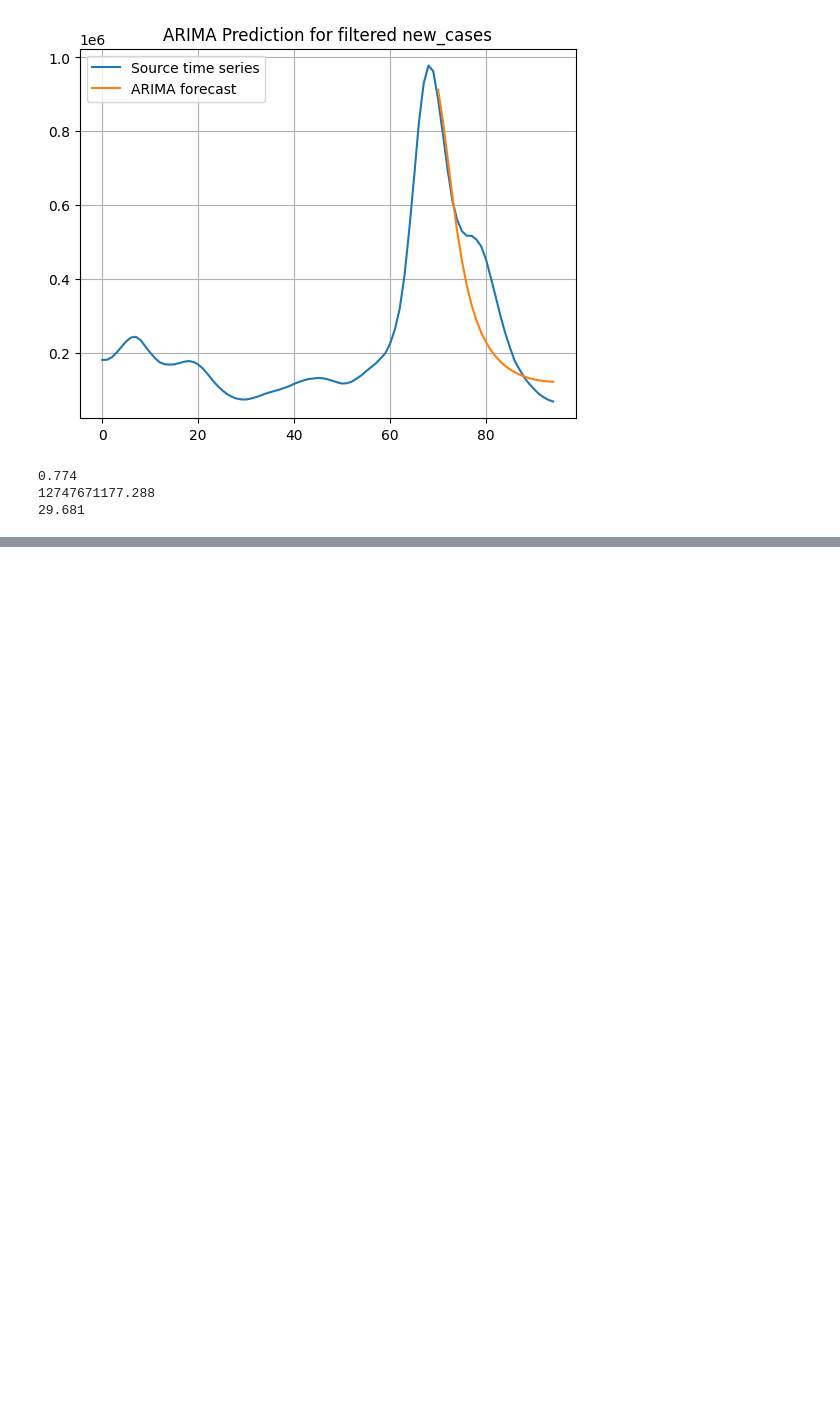
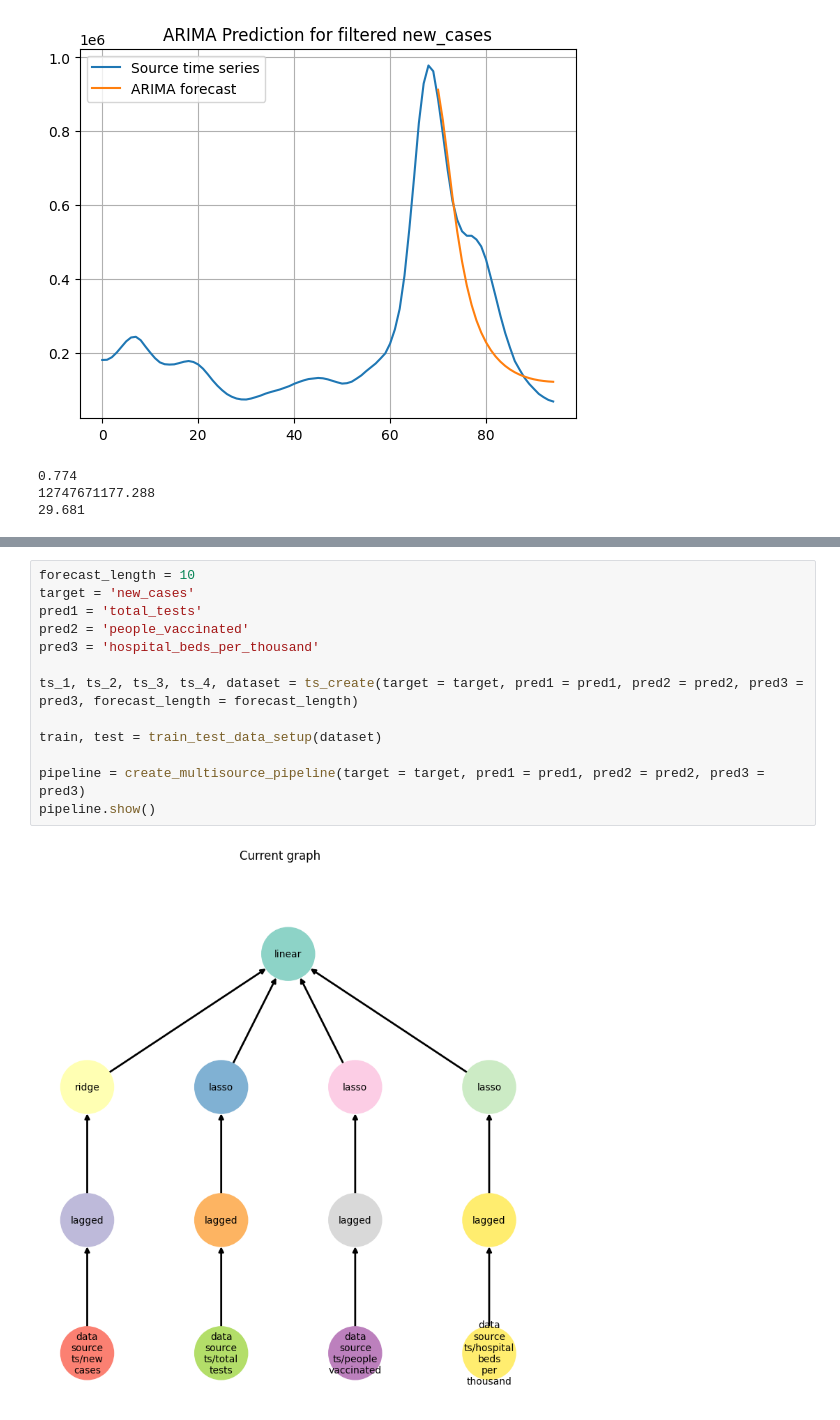
Before and after one commit to D3lph1/methods-and-models-for-multivariate-data-analysis, a Jupyter notebook: Lab 4/lab_4_notebook.ipynb, the cells around one changed output, grey strips where cells are left out. Drawn from its saved outputs; the diff is of its cells as text; blank space fills up the shorter version.

```diff
--- a/Lab 4/lab_4_notebook.ipynb
+++ b/Lab 4/lab_4_notebook.ipynb
@@ -419,0 +507,15 @@ Trained operation is not actual because you are using new dataset for training.
+# %%
+forecast_length = 10
+target = 'new_cases'
+pred1 = 'total_tests'
+pred2 = 'people_vaccinated'
+pred3 = 'hospital_beds_per_thousand'
+
+ts_1, ts_2, ts_3, ts_4, dataset = ts_create(target = target, pred1 = pred1, pred2 = pred2, pred3 = pred3, forecast_length = forecast_length)
+
+train, test = train_test_data_setup(dataset)
+
+pipeline = create_multisource_pipeline(target = target, pred1 = pred1, pred2 = pred2, pred3 = pred3)
+pipeline.show()
+# %% [output]
+[figure, added]
```
Also changed, not shown: parts of 10 cells of this notebook.
